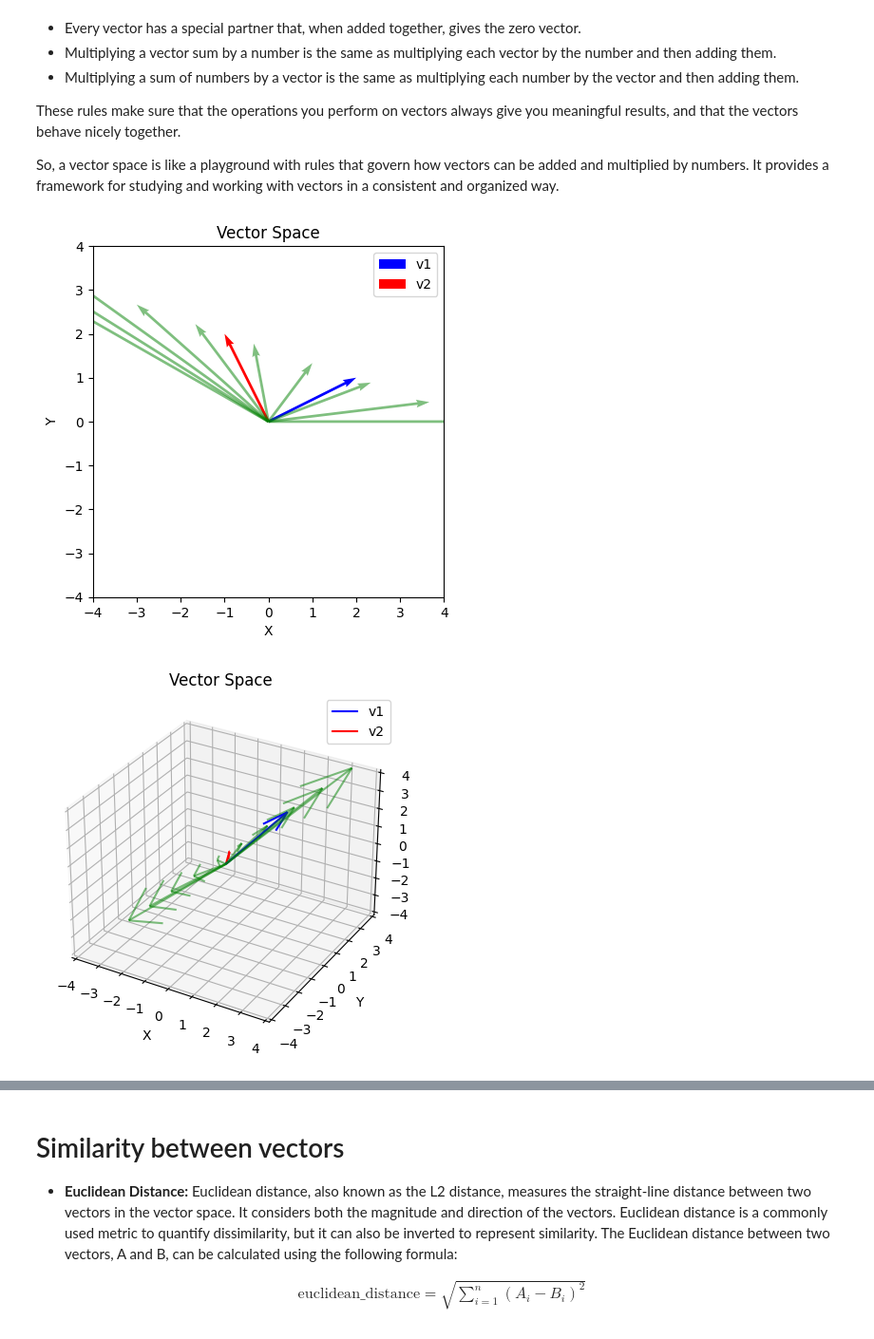
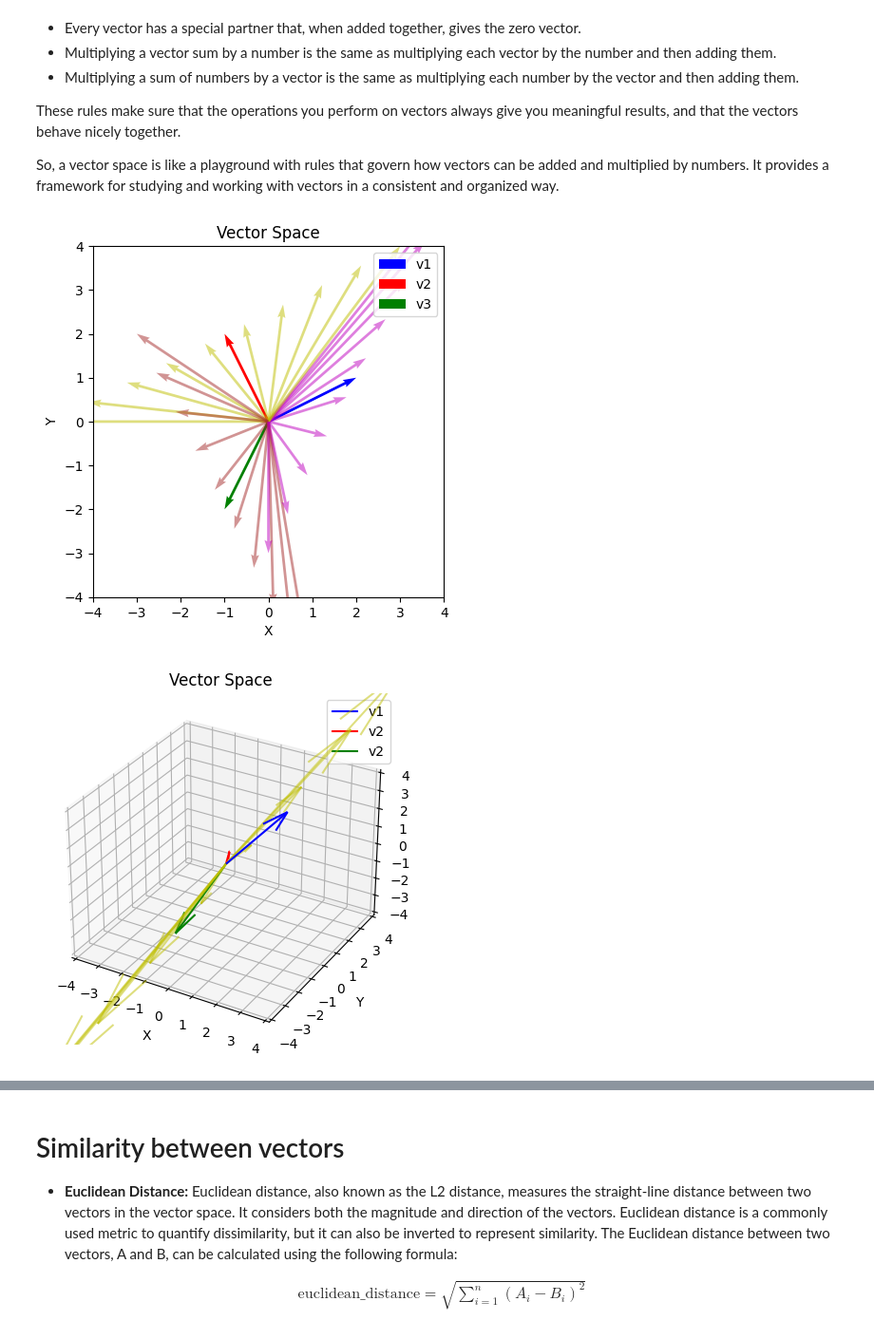
Before and after one commit to dineshkumarsarangapani/VectorSearch-A-guide, a Jupyter notebook: Vector_Search_A_complete_Guide.ipynb, the cells around one changed output, grey strips where cells are left out. Shown at 95% size. Saved outputs shown, nothing was run; the diff lists cells and outputs as text; code cells hidden in the pictures.

```diff
--- a/Vector_Search_A_complete_Guide.ipynb
+++ b/Vector_Search_A_complete_Guide.ipynb
@@ -535,6 +536,7 @@ import matplotlib.pyplot as plt
 # Define the vectors
 v1 = np.array([2, 1])
 v2 = np.array([-1, 2])
+v3 = np.array([-1, -2])
 
 # Define the scalar values for linear combinations
 s = np.linspace(-2, 2, 10)
@@ -542,36 +544,42 @@ s = np.linspace(-2, 2, 10)
 # Create a figure and axes
 fig, ax = plt.subplots()
 
 # Plot the vectors
 ax.quiver(0, 0, v1[0], v1[1], angles='xy', scale_units='xy', scale=1, color='b', label='v1')
 ax.quiver(0, 0, v2[0], v2[1], angles='xy', scale_units='xy', scale=1, color='r', label='v2')
+ax.quiver(0, 0, v3[0], v3[1], angles='xy', scale_units='xy', scale=1, color='g', label='v3')
 
 # Plot the linear combinations
 for scalar in s:
-    v = scalar * v1 + (1 - scalar) * v2
-    ax.quiver(0, 0, v[0], v[1], angles='xy', scale_units='xy', scale=1, color='g', alpha=0.5)
+    v = scalar * v1 +   v2
+    ax.quiver(0, 0, v[0], v[1], angles='xy', scale_units='xy', scale=1, color='y', alpha=0.5)
+    v = scalar * v3 +   v1
+    ax.quiver(0, 0, v[0], v[1], angles='xy', scale_units='xy', scale=1, color='m', alpha=0.5)
+    v = scalar * v2 +   v3
+    ax.quiver(0, 0, v[0], v[1], angles='xy', scale_units='xy', scale=1, color='brown', alpha=0.5)
+
 
 # Set the limits for the plot
 ax.set_xlim([-4, 4])
 ax.set_ylim([-4, 4])
 
 # Set the aspect ratio of the plot to be equal
 ax.set_aspect('equal', adjustable='box')
 
 # Set labels for the axes
 ax.set_xlabel('X')
 ax.set_ylabel('Y')
 
 # Add a legend
 ax.legend()
 
 # Set the plot title
 ax.set_title('Vector Space')
 
 # Show the plot
 plt.show()
 # %% [output]
-[figure, old version]
+[figure, new version]
 # %%
 import numpy as np
 import matplotlib.pyplot as plt
@@ -580,7 +588,7 @@ from mpl_toolkits.mplot3d import Axes3D
 # Define the vectors
 v1 = np.array([2, 1, 3])
 v2 = np.array([-1, 2, -1])
-
+v3 = np.array([-1, -2, -3])
 # Define the scalar values for linear combinations
 s = np.linspace(-2, 2, 10)
 
@@ -591,11 +599,12 @@ ax = fig.add_subplot(111, projection='3d')
 # Plot the vectors
 ax.quiver(0, 0, 0, v1[0], v1[1], v1[2], color='b', label='v1')
 ax.quiver(0, 0, 0, v2[0], v2[1], v2[2], color='r', label='v2')
+ax.quiver(0, 0, 0, v3[0], v3[1], v3[2], color='g', label='v2')
 
 # Plot the linear combinations
 for scalar in s:
-    v = scalar * v1 + (1 - scalar) * v2
-    ax.quiver(0, 0, 0, v[0], v[1], v[2], color='g', alpha=0.5)
+    v = scalar * v1 + scalar* v2 + (1-scalar) * v3
+    ax.quiver(0, 0, 0, v[0], v[1], v[2], color='y', alpha=0.5)
 
 # Set the limits for the plot
 ax.set_xlim([-4, 4])
@@ -616,4 +625,4 @@ ax.set_title('Vector Space')
 # Show the plot
 plt.show()
 # %% [output]
-[figure, old version]
+[figure, new version]
```
Also changed, not shown: parts of 10 cells of this notebook.
